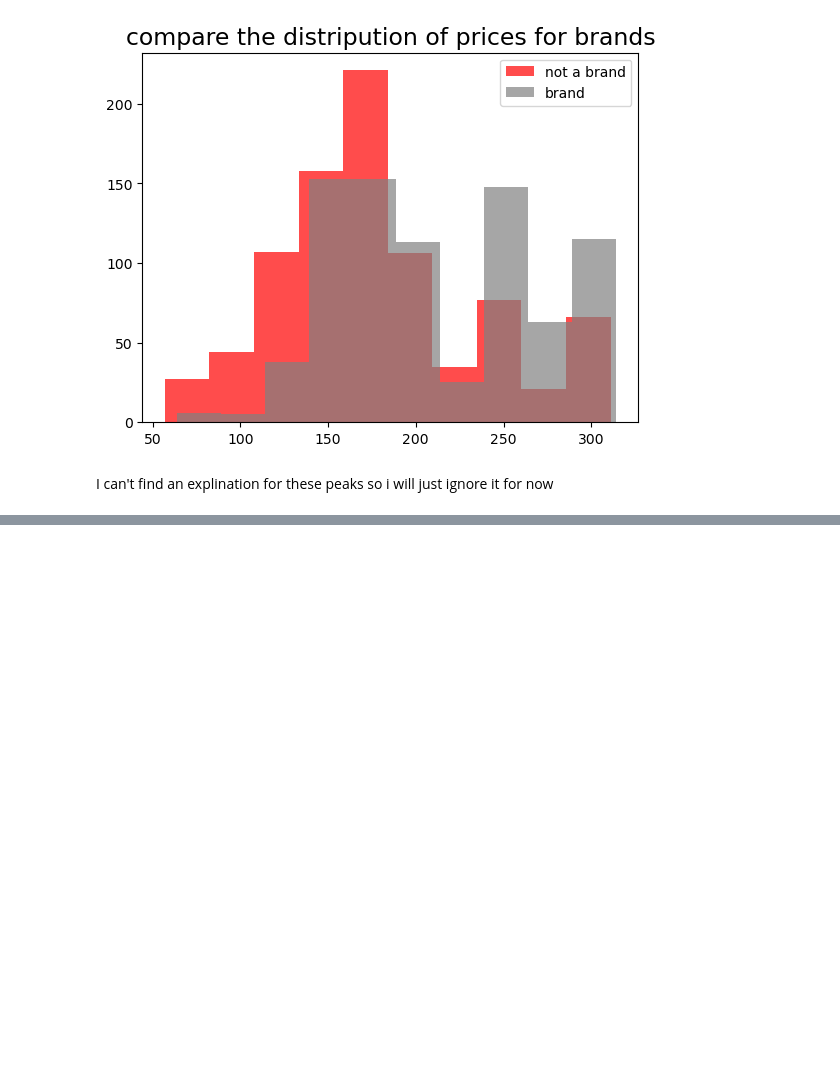
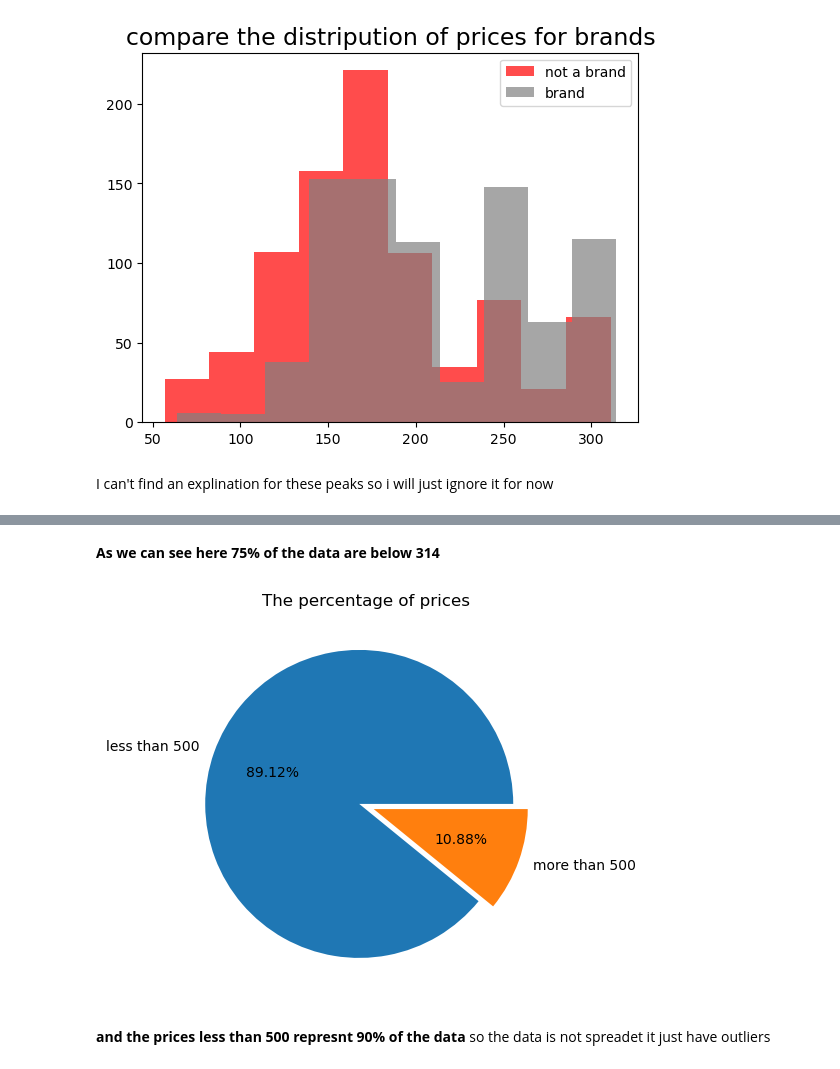
Before and after one commit to Abdelrahman2030/amazon_scraping, a Jupyter notebook: analysis_notebook/analysis.ipynb, the cells around one changed output, grey strips where cells are left out. Cells and saved outputs as stored; diff of their text form; code cells hidden in the pictures; blank space fills up the shorter version.

```diff
--- a/analysis_notebook/analysis.ipynb
+++ b/analysis_notebook/analysis.ipynb
@@ -310,0 +270,21 @@ ax2.set_title("Non brands", size = 15);
+# %% [markdown]
+**As we can see here 75% of the data are below 314**
+# %%
+less = len(df[df["new_price"] <= 500])
+more = len(df[df["new_price"] >= 500])
+
+data = []
+data.append([less, more])
+data = data[0]
+
+plt.figure(figsize = (5, 5))
+
+labels = ["less than 500", "more than 500"]
+
+plt.pie(data, labels = labels, autopct = "%1.2f%%", explode = [0.05, 0.05])
+
+plt.title("The percentage of prices");
+# %% [output]
+[figure, added]
+# %% [markdown]
+**and the prices less than 500 represnt 90% of the data** so the data is not spreadet it just have outliers
```
Also changed, not shown: parts of 14 cells of this notebook.
